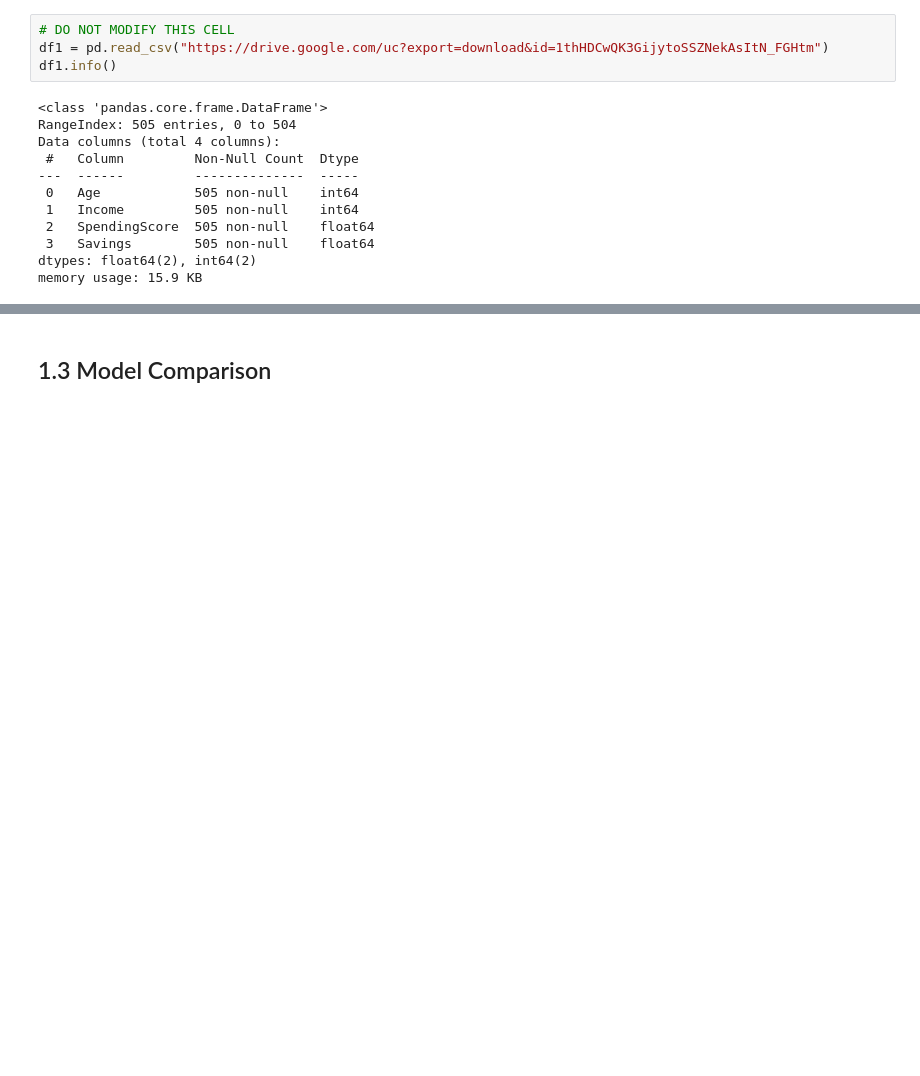
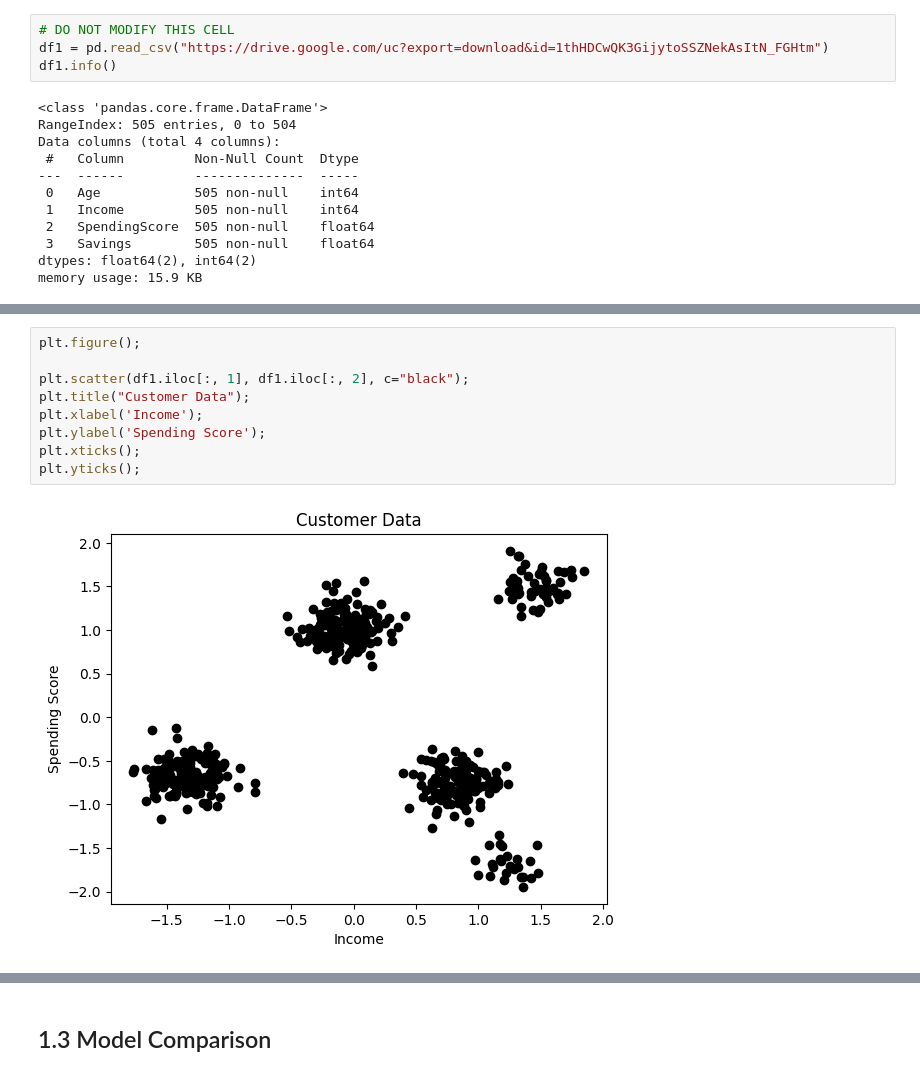
Before and after one commit to naevs/Machine-Learning, a Jupyter notebook: Naevin_MMAI_2024_869_Individual_Assignment.ipynb, the cells around one changed output, grey strips where cells are left out. Cells and saved outputs as stored; diff of their text form; blank space fills up the shorter version.

```diff
--- a/Naevin_MMAI_2024_869_Individual_Assignment.ipynb
+++ b/Naevin_MMAI_2024_869_Individual_Assignment.ipynb
@@ -131,0 +271,11 @@ memory usage: 15.9 KB
+# %%
+plt.figure();
+
+plt.scatter(df1.iloc[:, 1], df1.iloc[:, 2], c="black");
+plt.title("Customer Data");
+plt.xlabel('Income');
+plt.ylabel('Spending Score');
+plt.xticks();
+plt.yticks();
+# %% [output]
+[figure, added]
```
Also changed, not shown: parts of 64 cells of this notebook.
